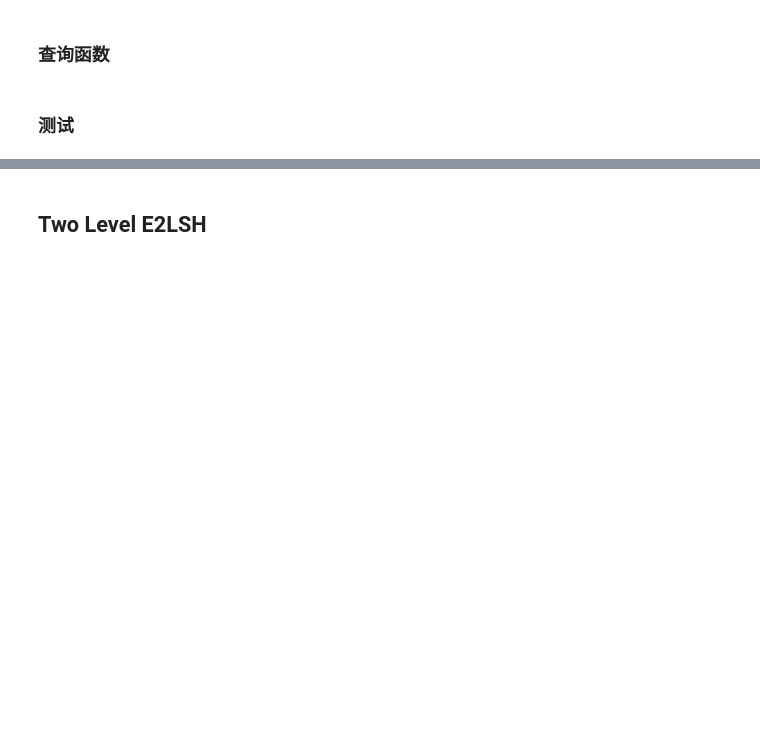
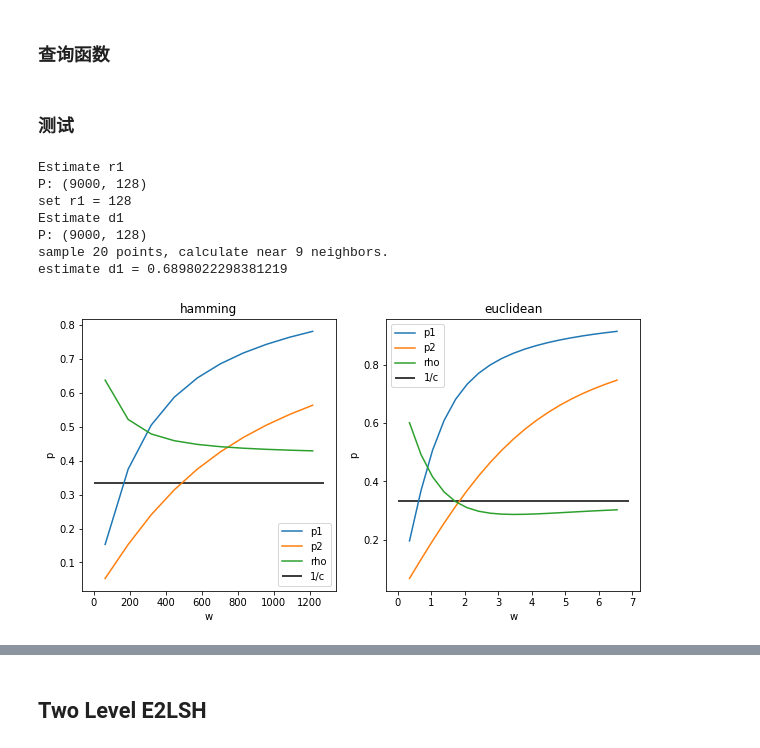
Before and after one commit to kk9six/Learn-LSH, a Jupyter notebook: 2018-OPRCP-approximate nearest neighbor binary search algorithm for hybrid data over WMSN blockchain.ipynb, the cells around one changed output, grey strips where cells are left out. Saved outputs shown, nothing was run; the diff lists cells and outputs as text; code cells hidden in the pictures; blank space fills up the shorter version.

```diff
--- a/2018-OPRCP-approximate nearest neighbor binary search algorithm for hybrid data over WMSN blockchain.ipynb
+++ b/2018-OPRCP-approximate nearest neighbor binary search algorithm for hybrid data over WMSN blockchain.ipynb
@@ -140,3 +95,0 @@ def query_time(P, query_func, args, test_P, test_name):
-# %%
-def hybird_query_time(P, query_func, args, test_P, test_name):
-    return query_time(P, query_func, args, test_P, test_name)
@@ -2110,7 +1956,7 @@ print('std_acc = {}, f1 score = {}'.format(std_acc, f1))
 # %% [markdown]
 ### 处理类
 # %%
-class HybirdE2LSH(object):
+class HybridE2LSH(object):
     def __init__(self, P):
         self.P = P.copy()
         self.P = self.P.astype(np.float)
@@ -2154,19 +2000,19 @@ class HybirdE2LSH(object):
     def _rho(self, p1, p2):
         return (np.log(1/p1) / np.log(1/p2))
 
-    def set_r1(self, d, r1=None):
+    def set_r1(self, r1=None):
         """
         Desc:
             获取数据集 r1
         """
         P = self.hamming_P
-        # d = P.shape[1]
         print('Estimate r1')
         print('P: {}'.format(P.shape))
         if r1 is not None:
             self.r1_ = r1
             print('set r1 = {}'.format(r1))
             return
+
         n = 20
         nn = int(np.log(P.shape[0]))
         print('sample {} points, calculate near {} neighbors.'.format(n, nn))
@@ -2174,7 +2020,7 @@ class HybirdE2LSH(object):
         qs = P[idx]
         r1_avg = []
         for q in qs:
-            dist_arr = np.array([hamming_dist(q, p) for p in P])#  / d
+            dist_arr = np.array([distance.minkowski(q, p, p=1) for p in P])
             dist_sort = np.sort(dist_arr)
             avg = np.sort(dist_arr)[1:nn+1].mean()
             r1_avg.append(avg)
@@ -2186,15 +2032,15 @@ class HybirdE2LSH(object):
     def set_d1(self, d1=None):
         """
         Desc:
-            获取数据集 r1
+            获取数据集 d1
         """
         P = self.eculidean_P
         d = P.shape[1]
-        print('Estimate r1')
+        print('Estimate d1')
         print('P: {}'.format(P.shape))
         if d1 is not None:
             self.d1_ = d1
-            print('set r1 = {}'.format(d1))
+            print('set d1 = {}'.format(d1))
             return
 
         n = 20
@@ -2204,10 +2050,10 @@ class HybirdE2LSH(object):
         qs = P[idx]
         d1_avg = []
         for q in qs:
-            dist_arr = np.array([euclidean_dist(q, p) for p in P])
+            dist_arr = np.array([distance.euclidean(q, p) for p in P])
+            dist_sort = np.sort(dist_arr)
             avg = np.sort(dist_arr)[1:nn+1].mean()
             d1_avg.append(avg)
-
         d1 = np.array(d1_avg).mean()
 
         self.d1_ = d1
@@ -2500,4 +2322,13 @@ name = 'mnist'
 # %%
 %%time
-lsh = HybirdE2LSH(train)
-lsh.draw_W(c1=10,c2=10)
+lsh = HybridE2LSH(train)
+lsh.draw_W(c1=3,c2=3)
+# %% [output]
+Estimate r1
+P: (9000, 128)
+set r1 = 128
+Estimate d1
+P: (9000, 128)
+sample 20 points, calculate near 9 neighbors.
+estimate d1 = 0.6898022298381219
+[figure, added]
```
Also changed, not shown: parts of 77 cells of this notebook.
